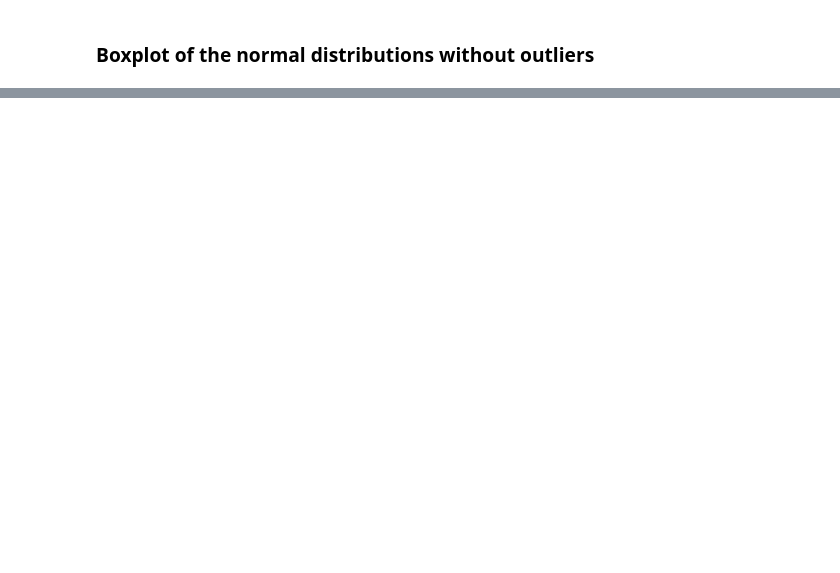
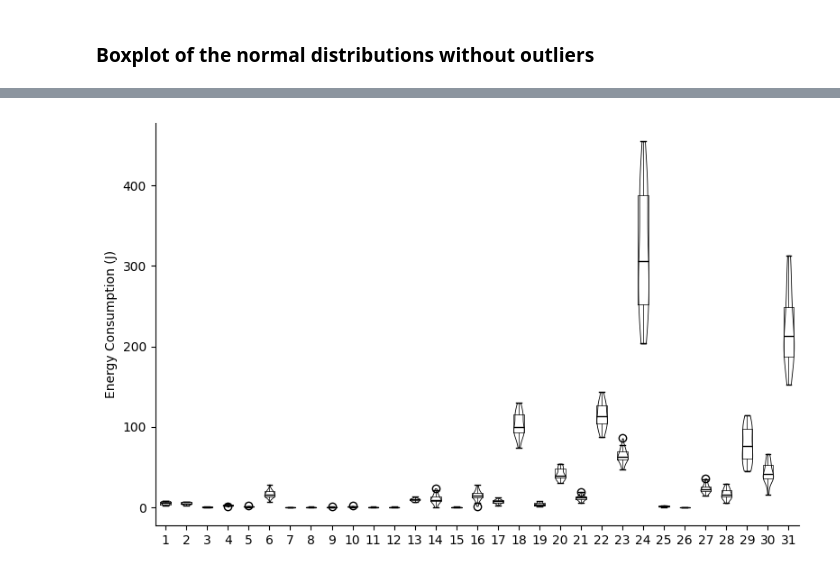
Before and after one commit to JeromeMaquoi/sentinel-notebook, a Jupyter notebook: analysis.ipynb, the cells around one changed output, grey strips where cells are left out. Saved outputs shown, nothing was run; the diff lists cells and outputs as text; code cells hidden in the pictures; blank space fills up the shorter version.

Commit message:
Adding plots and refactoring

```diff
--- a/analysis.ipynb
+++ b/analysis.ipynb
@@ -38,20 +45,0 @@ violin_and_boxplot(normal_values)
-# %%
-import importlib
-import utils2
-importlib.reload(utils2)
-from utils2 import *
-
-
-all_project_means = mean_dict(all_normal_data_without_outliers)
-#violin_and_boxplot(all_project_means)
-highest_quantile = filter_highest_data(all_normal_data_without_outliers, all_project_means, 20)
-first_quartile_values = [doc["values"] for doc in highest_quantile]
-labels = [doc["measurableElement"]["classMethodSignature"] + " " + str(doc["lineNumber"]) for doc in highest_quantile]
-
-for doc in highest_quantile:
-    label = f'{doc["measurableElement"]["classMethodSignature"]} {doc["lineNumber"]}'
-    get_ancestors_from_joular_node_entity_id(doc["id"])
-    violin_and_boxplot(doc["values"], bottom=0, height=3, width=2, save_path=label)
-    print("=========================================================")
-
-violin_and_boxplot(first_quartile_values, labels=labels, bottom=0)
@@ -113,0 +186,7 @@ org.springframework.boot.web.embedded.tomcat.TomcatWebServer.stopTomcat 273
+# %%
+import importlib
+import utils2
+importlib.reload(utils2)
+from utils2 import *
+
+data_spoon = get_all_data_from_one_repo("spoon", 25, excluded_first_ancestor_class=" ")
@@ -113,0 +208,6 @@ org.springframework.boot.web.embedded.tomcat.TomcatWebServer.stopTomcat 273
+# %%
+normal_values = [doc["values"] for doc in data_spoon]
+#labels = [doc["measurableElement"]["classMethodSignature"] for doc in data_hibernate]
+violin_and_boxplot(normal_values)
+# %% [output]
+[figure, added]
```
Also changed, not shown: parts of 19 cells of this notebook, 1 other file.
